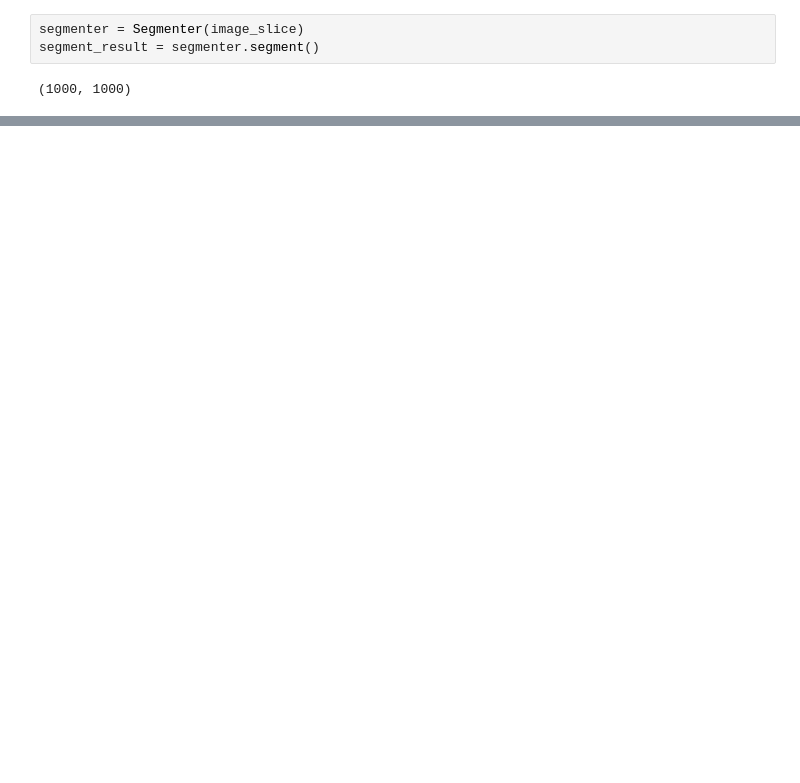
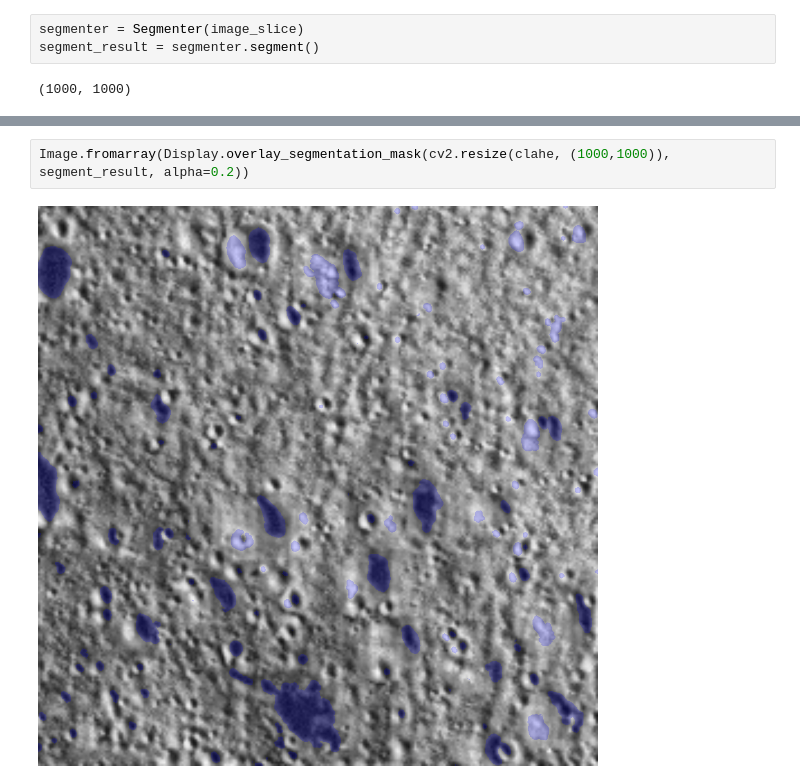
Before and after one commit to Ishan130803/Lunar-Crater-Segmentation, a Jupyter notebook: main.ipynb, the cells around one changed output, grey strips where cells are left out. Saved outputs shown, nothing was run; the diff lists cells and outputs as text; blank space fills up the shorter version.

```diff
--- a/main.ipynb
+++ b/main.ipynb
@@ -295,0 +294,4 @@ Image.fromarray(image_slice)
+# %%
+Image.fromarray(Display.overlay_segmentation_mask(cv2.resize(clahe, (1000,1000)), segment_result, alpha=0.2))
+# %% [output]
+[figure, added]
```
Also changed, not shown: parts of 21 cells of this notebook.
